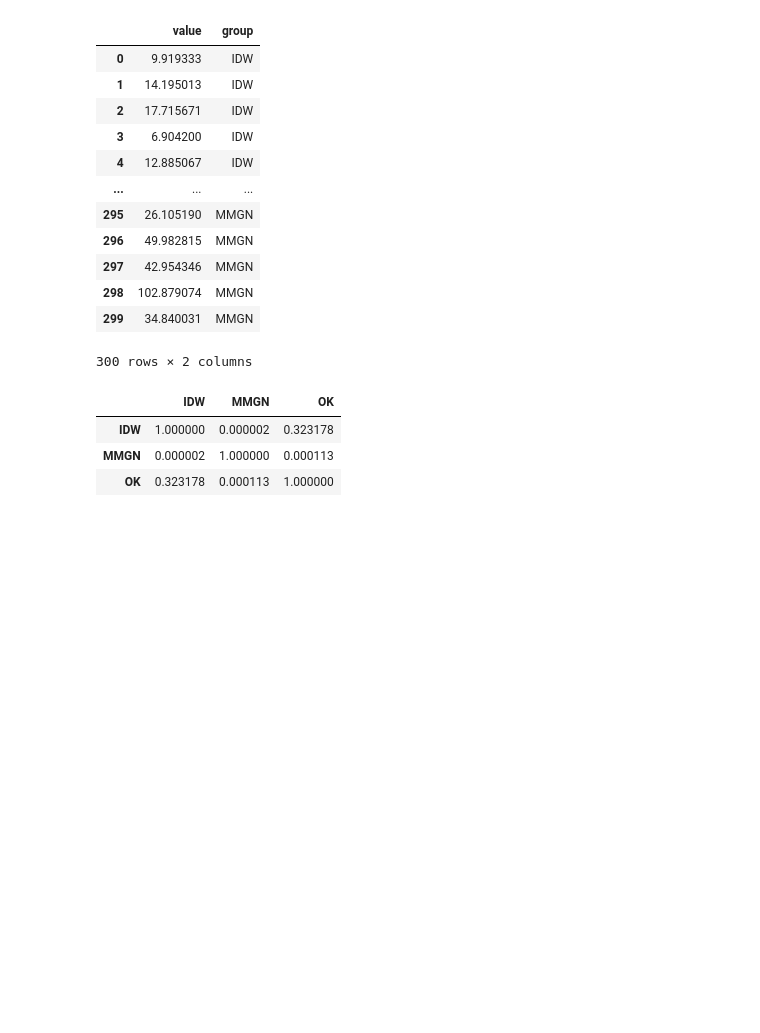
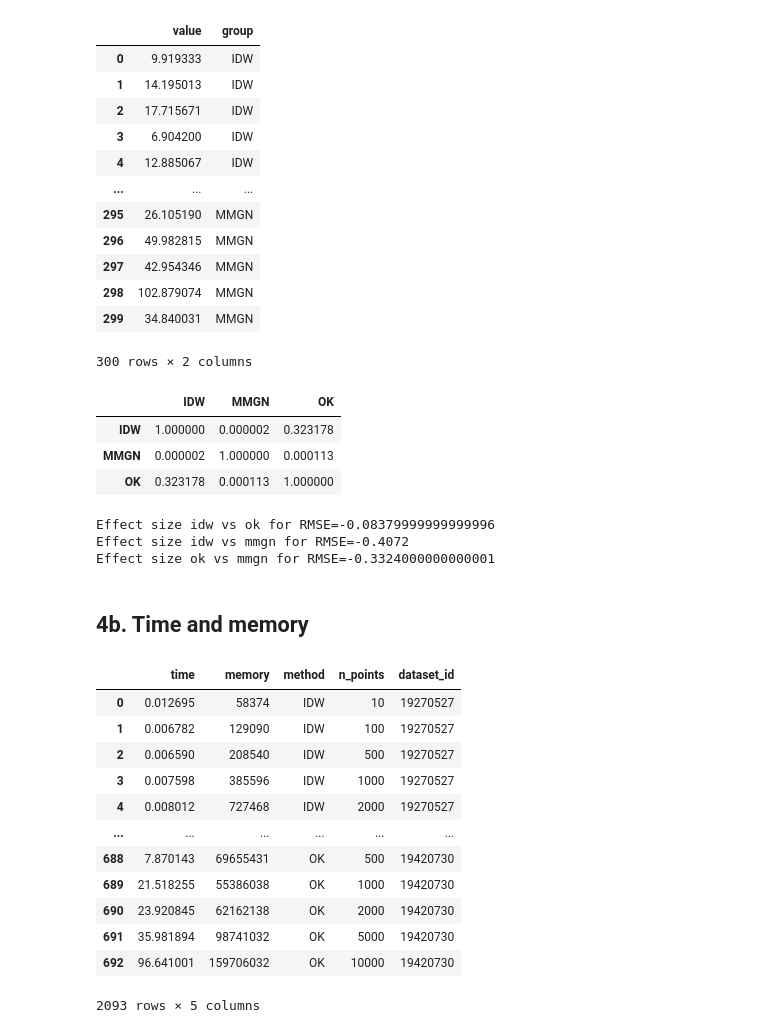
Before and after one commit to jamesWalczak/climatrix, a Jupyter notebook: experiments/jwalczak/01_Apr_02_compare_recon_method/notebooks/analysis.ipynb, the cells around one changed output. Cells and saved outputs as stored; diff of their text form; code cells hidden in the pictures; blank space fills up the shorter version.

```diff
--- a/experiments/jwalczak/01_Apr_02_compare_recon_method/notebooks/analysis.ipynb
+++ b/experiments/jwalczak/01_Apr_02_compare_recon_method/notebooks/analysis.ipynb
@@ -531,3 +565,13 @@ dunn_res_max
 | IDW | 1.000000 | 0.000002 | 0.323178 |
 | MMGN | 0.000002 | 1.000000 | 0.000113 |
 | OK | 0.323178 | 0.000113 | 1.000000 |
+# %%
+compute_biserial_rank(df, "idw", "ok")
+compute_biserial_rank(df, "idw", "mmgn")
+compute_biserial_rank(df, "ok", "mmgn")
+# %% [output]
+Effect size idw vs ok for RMSE=-0.08379999999999996
+Effect size idw vs mmgn for RMSE=-0.4072
+Effect size ok vs mmgn for RMSE=-0.3324000000000001
+# %% [markdown]
+## 4b. Time and memory
@@ -533,0 +582,22 @@ dunn_res_max
+# %%
+resources = pd.concat([resource_idw, resource_mmgn, resource_ok])
+resources['method'] = resources['method'].map({
+    'idw': 'IDW',
+    'ok': 'OK',
+    'mmgn': "MMGN"
+})
+resources
+# %% [output]
+|  | time | memory | method | n_points | dataset_id |
+| 0 | 0.012695 | 58374 | IDW | 10 | 19270527 |
+| 1 | 0.006782 | 129090 | IDW | 100 | 19270527 |
+| 2 | 0.006590 | 208540 | IDW | 500 | 19270527 |
+| 3 | 0.007598 | 385596 | IDW | 1000 | 19270527 |
+| 4 | 0.008012 | 727468 | IDW | 2000 | 19270527 |
+| ... | ... | ... | ... | ... | ... |
+| 688 | 7.870143 | 69655431 | OK | 500 | 19420730 |
+| 689 | 21.518255 | 55386038 | OK | 1000 | 19420730 |
+| 690 | 23.920845 | 62162138 | OK | 2000 | 19420730 |
+| 691 | 35.981894 | 98741032 | OK | 5000 | 19420730 |
+| 692 | 96.641001 | 159706032 | OK | 10000 | 19420730 |
+2093 rows × 5 columns
```
Also changed, not shown: parts of 8 cells of this notebook.
